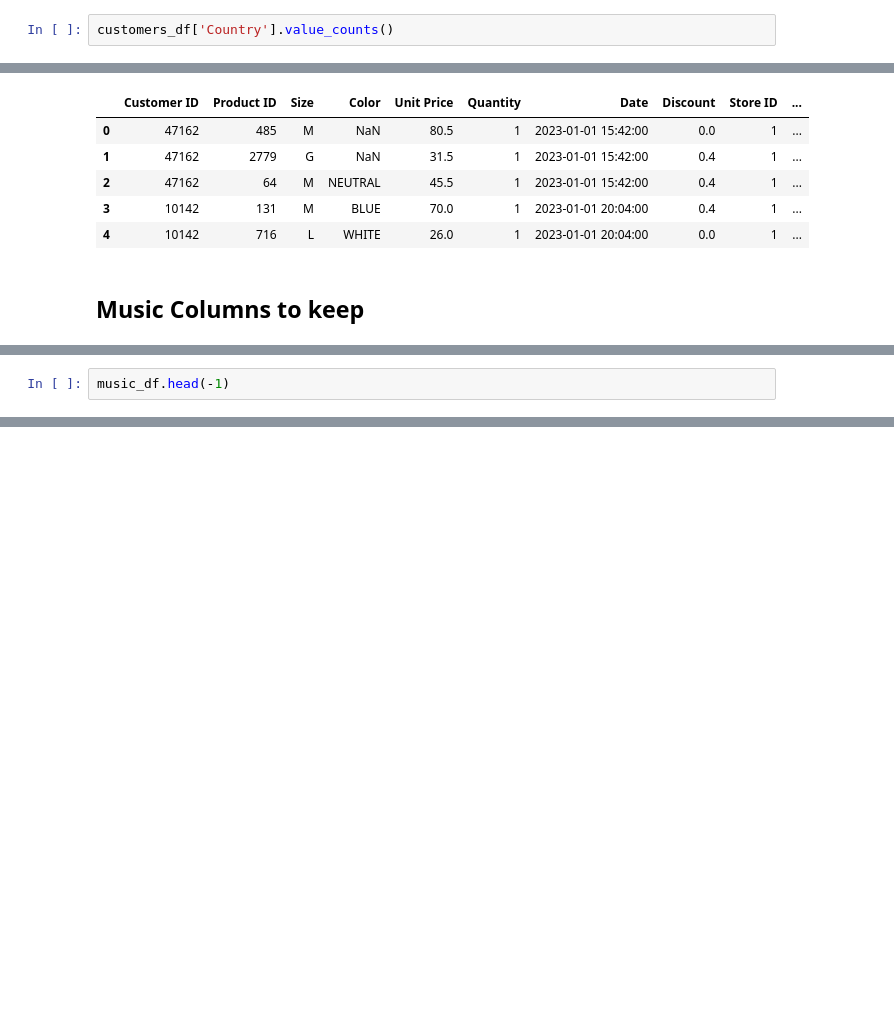
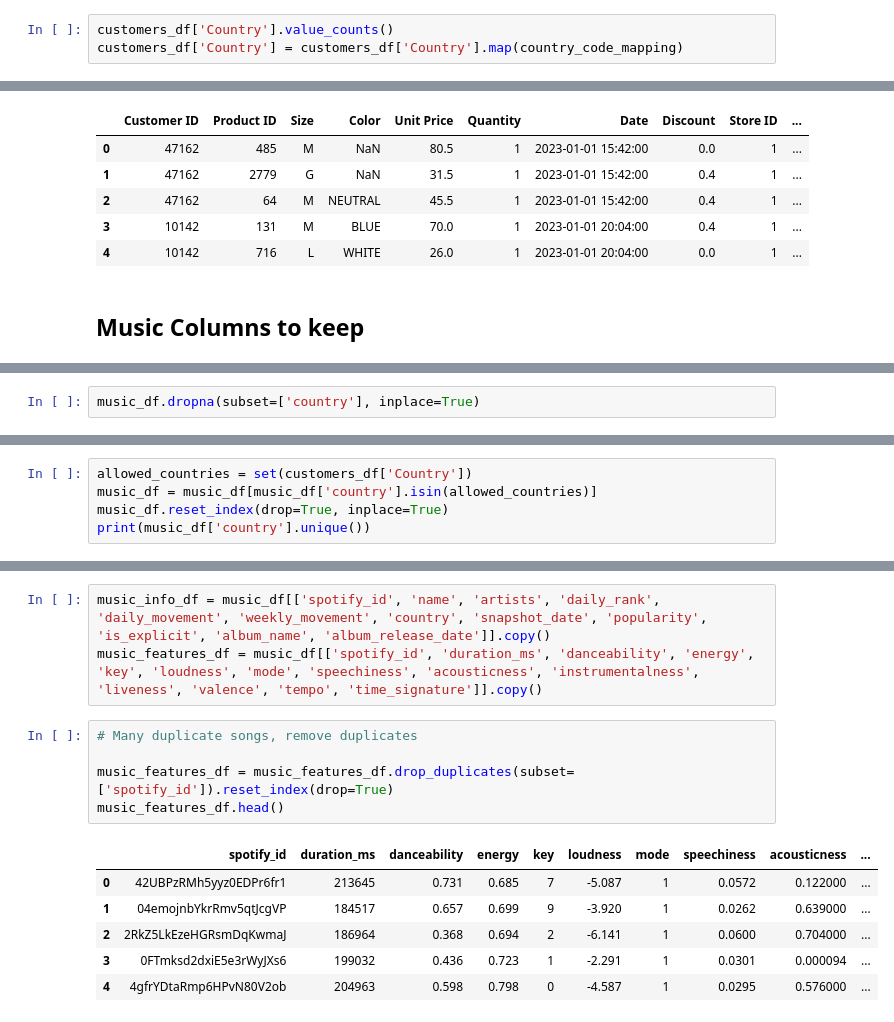
Before and after one commit to lancemelon/music_fashion_popularity_analysis, a Jupyter notebook: notebooks/etl.ipynb, the cells around one changed output, grey strips where cells are left out. Saved outputs shown, nothing was run; the diff lists cells and outputs as text; blank space fills up the shorter version.

```diff
--- a/notebooks/etl.ipynb
+++ b/notebooks/etl.ipynb
@@ -55,3 +60,4 @@ For example, when doing 'df[col].method(value, inplace=True)', try using 'df.met
 | 4 | 5 | New York | United States | F | Exercise physiologist | 27 |
 # %%
 customers_df['Country'].value_counts()
+customers_df['Country'] = customers_df['Country'].map(country_code_mapping)
@@ -165,2 +183,2 @@ transactions_df.head()
 # %%
-music_df.head(-1)
+music_df.dropna(subset=['country'], inplace=True)
@@ -180,0 +198,5 @@ music_df.head(-1)
+# %%
+allowed_countries = set(customers_df['Country'])
+music_df = music_df[music_df['country'].isin(allowed_countries)]
+music_df.reset_index(drop=True, inplace=True)
+print(music_df['country'].unique())
@@ -180,0 +215,15 @@ music_df.head(-1)
+# %%
+music_info_df = music_df[['spotify_id', 'name', 'artists', 'daily_rank', 'daily_movement', 'weekly_movement', 'country', 'snapshot_date', 'popularity', 'is_explicit', 'album_name', 'album_release_date']].copy()
+music_features_df = music_df[['spotify_id', 'duration_ms', 'danceability', 'energy', 'key', 'loudness', 'mode', 'speechiness', 'acousticness', 'instrumentalness', 'liveness', 'valence', 'tempo', 'time_signature']].copy()
+# %%
+# Many duplicate songs, remove duplicates
+
+music_features_df = music_features_df.drop_duplicates(subset=['spotify_id']).reset_index(drop=True)
+music_features_df.head()
+# %% [output]
+|  | spotify_id | duration_ms | danceability | energy | key | loudness | mode | speechiness | acousticness | ... |
+| 0 | 42UBPzRMh5yyz0EDPr6fr1 | 213645 | 0.731 | 0.685 | 7 | -5.087 | 1 | 0.0572 | 0.122000 | ... |
+| 1 | 04emojnbYkrRmv5qtJcgVP | 184517 | 0.657 | 0.699 | 9 | -3.920 | 1 | 0.0262 | 0.639000 | ... |
+| 2 | 2RkZ5LkEzeHGRsmDqKwmaJ | 186964 | 0.368 | 0.694 | 2 | -6.141 | 1 | 0.0600 | 0.704000 | ... |
+| 3 | 0FTmksd2dxiE5e3rWyJXs6 | 199032 | 0.436 | 0.723 | 1 | -2.291 | 1 | 0.0301 | 0.000094 | ... |
+| 4 | 4gfrYDtaRmp6HPvN80V2ob | 204963 | 0.598 | 0.798 | 0 | -4.587 | 1 | 0.0295 | 0.576000 | ... |
```
Also changed, not shown: parts of 26 cells of this notebook, 1 other file.
